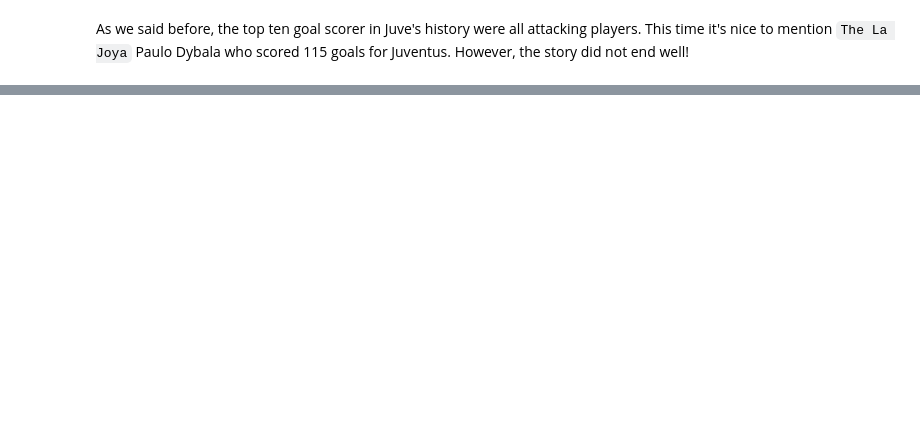
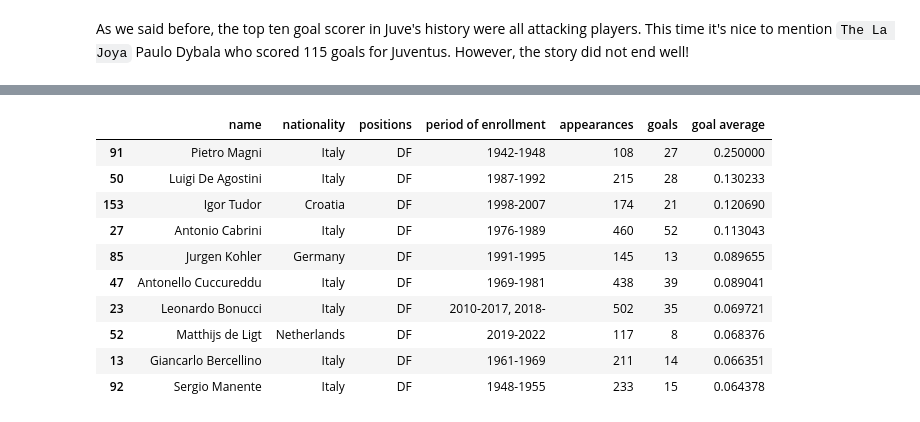
Before and after one commit to hoseinmrh/Juventus-Legends-Data-Analysis, a Jupyter notebook: Juventus Legends.ipynb, the cells around one changed output, grey strips where cells are left out. Cells and saved outputs as stored; diff of their text form; code cells hidden in the pictures; blank space fills up the shorter version.

```diff
--- a/Juventus Legends.ipynb
+++ b/Juventus Legends.ipynb
@@ -321,0 +348,17 @@ As we said before, the top ten goal scorer in Juve's history were all attacking
+# %%
+## Best goals average in DFs
+
+df_best_gpg = df_players.sort_values('goal average', ascending=False).head(10)
+df_best_gpg
+# %% [output]
+|  | name | nationality | positions | period of enrollment | appearances | goals | goal average |
+| 91 | Pietro Magni | Italy | DF | 1942-1948 | 108 | 27 | 0.250000 |
+| 50 | Luigi De Agostini | Italy | DF | 1987-1992 | 215 | 28 | 0.130233 |
+| 153 | Igor Tudor | Croatia | DF | 1998-2007 | 174 | 21 | 0.120690 |
+| 27 | Antonio Cabrini | Italy | DF | 1976-1989 | 460 | 52 | 0.113043 |
+| 85 | Jurgen Kohler | Germany | DF | 1991-1995 | 145 | 13 | 0.089655 |
+| 47 | Antonello Cuccureddu | Italy | DF | 1969-1981 | 438 | 39 | 0.089041 |
+| 23 | Leonardo Bonucci | Italy | DF | 2010-2017, 2018- | 502 | 35 | 0.069721 |
+| 52 | Matthijs de Ligt | Netherlands | DF | 2019-2022 | 117 | 8 | 0.068376 |
+| 13 | Giancarlo Bercellino | Italy | DF | 1961-1969 | 211 | 14 | 0.066351 |
+| 92 | Sergio Manente | Italy | DF | 1948-1955 | 233 | 15 | 0.064378 |
```
Also changed, not shown: parts of 6 cells of this notebook.
